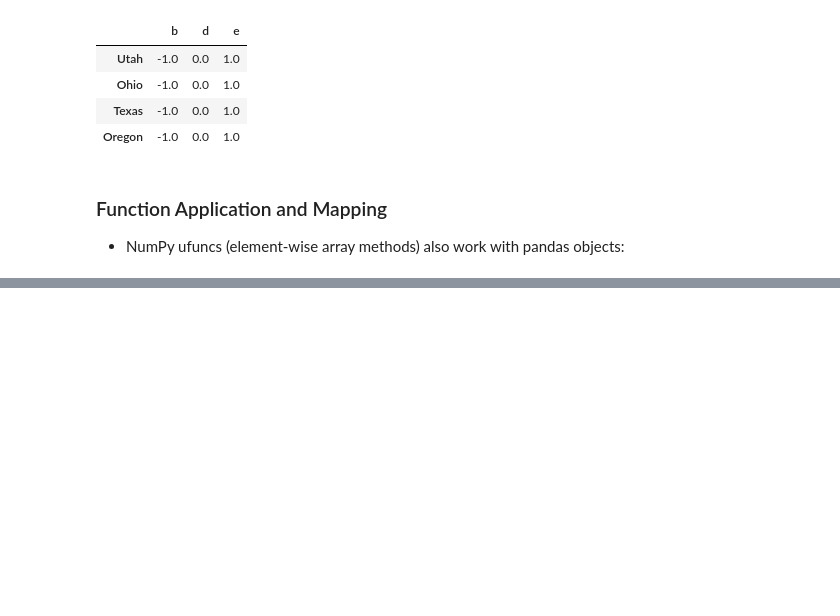
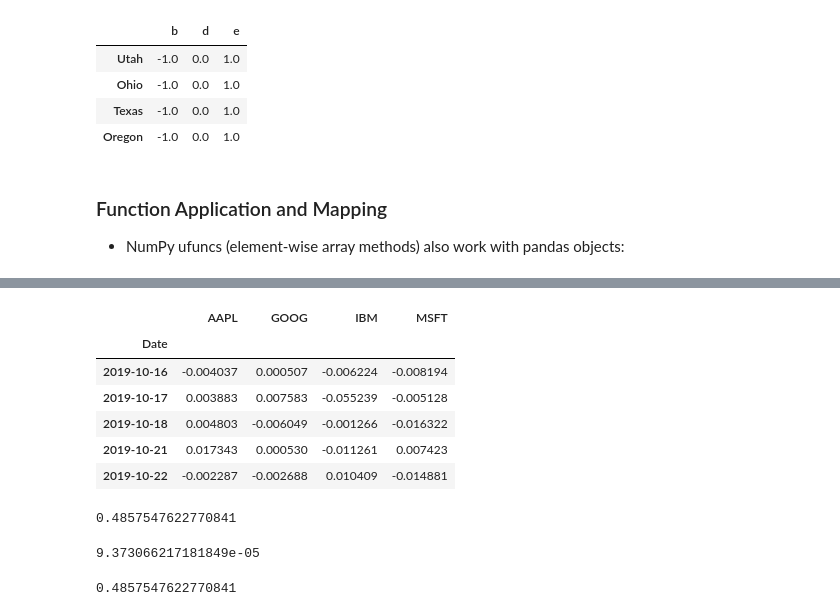
Before and after one commit to richdayandnight/data-science-notebook, a Jupyter notebook: python-for-data-analysis/Chapter 5 Getting Started with pandas.ipynb, the cells around one changed output, grey strips where cells are left out. Saved outputs shown, nothing was run; the diff lists cells and outputs as text; code cells hidden in the pictures; blank space fills up the shorter version.

```diff
--- a/python-for-data-analysis/Chapter 5 Getting Started with pandas.ipynb
+++ b/python-for-data-analysis/Chapter 5 Getting Started with pandas.ipynb
@@ -999,0 +1356,6 @@ frame.sub(series3, axis='index') # subtract # broadcast columns
+# %%
+#Let’s consider some DataFrames of stock prices and volumes obtained
+#from Yahoo! Finance using the add-on pandas-datareader package
+all_data = {ticker: web.get_data_yahoo(ticker)
+for ticker in ['AAPL', 'IBM', 'MSFT', 'GOOG']}
+all_data
@@ -999,0 +1380,29 @@ frame.sub(series3, axis='index') # subtract # broadcast columns
+# %%
+price = pd.DataFrame({ticker: data['Adj Close']
+for ticker, data in all_data.items()})
+volume = pd.DataFrame({ticker: data['Volume']
+for ticker, data in all_data.items()})
+# %%
+returns = price.pct_change()
+# %%
+returns.tail()
+# %% [output]
+|  | AAPL | GOOG | IBM | MSFT |
+| Date |  |  |  |  |
+| 2019-10-16 | -0.004037 | 0.000507 | -0.006224 | -0.008194 |
+| 2019-10-17 | 0.003883 | 0.007583 | -0.055239 | -0.005128 |
+| 2019-10-18 | 0.004803 | -0.006049 | -0.001266 | -0.016322 |
+| 2019-10-21 | 0.017343 | 0.000530 | -0.011261 | 0.007423 |
+| 2019-10-22 | -0.002287 | -0.002688 | 0.010409 | -0.014881 |
+# %%
+returns['MSFT'].corr(returns['IBM'])
+# %% [output]
+0.4857547622770841
+# %%
+returns['MSFT'].cov(returns['IBM'])
+# %% [output]
+9.373066217181849e-05
+# %%
+returns.MSFT.corr(returns.IBM)
+# %% [output]
+0.4857547622770841
```
Also changed, not shown: parts of 77 cells of this notebook.
